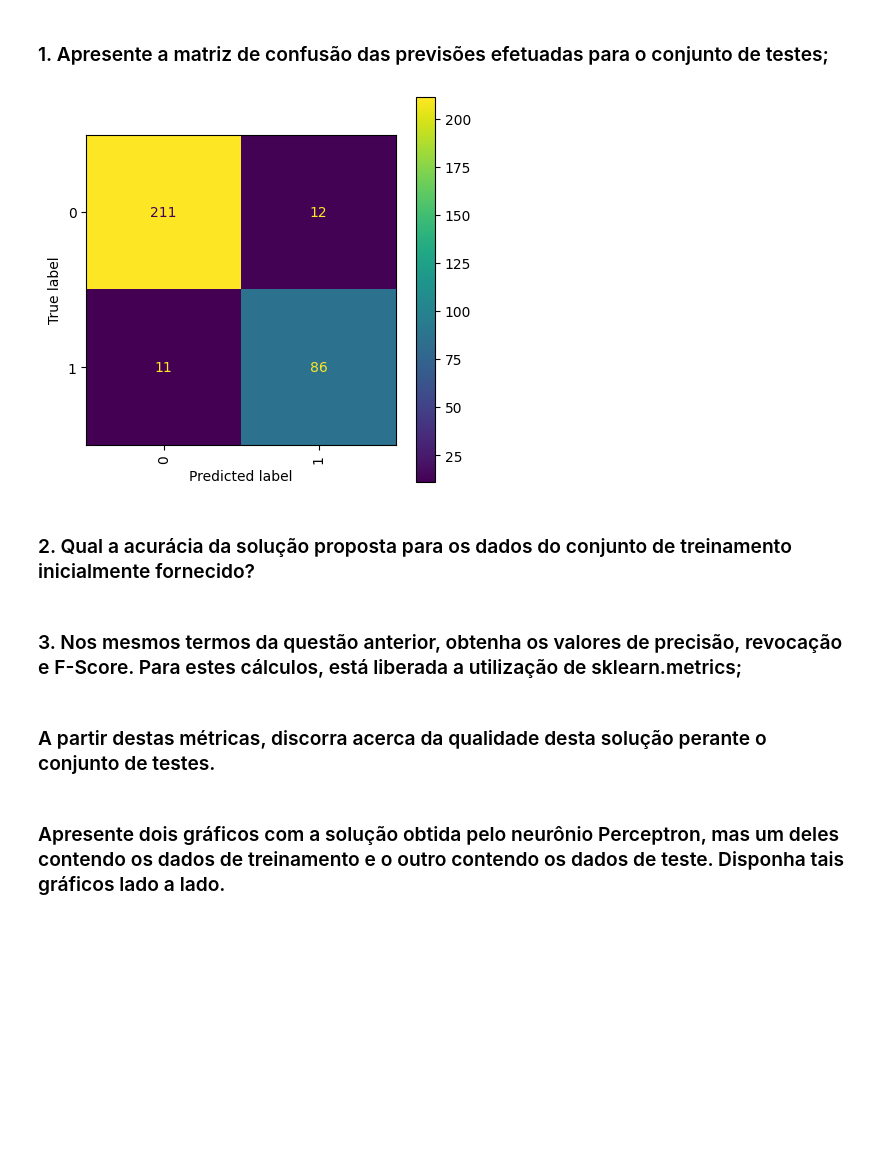
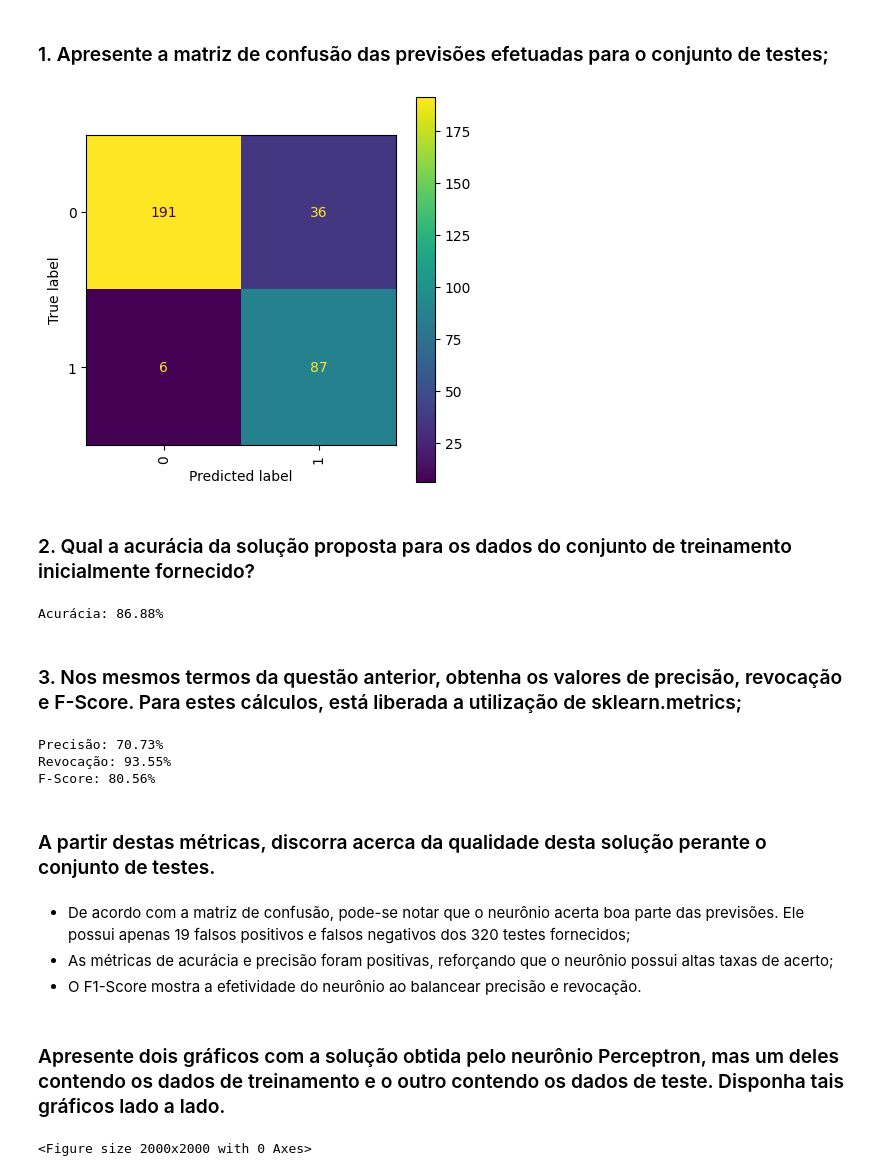
Before and after one commit to Glomyer/rna-2022.2-aa2.1, a Jupyter notebook: parte3.ipynb, the cells around one changed output. Saved outputs shown, nothing was run; the diff lists cells and outputs as text; code cells hidden in the pictures; blank space fills up the shorter version.

Commit message:
feat: finalizando parte 3

```diff
--- a/parte3.ipynb
+++ b/parte3.ipynb
@@ -39,9 +39,9 @@ plt.show()
 ### Em seguida, os exemplos devem ser aleatoriamente divididos em duas partições, uma delas contendo 60% dos exemplos (treinamento) e outra contendo 40% (teste).
 # %%
 import random
-random.shuffle(dfHoldout)
+random.shuffle(holdout)
 
-dfHoldout_size = len(dfHoldout)
+holdout_size = len(holdout)
 
-data_train = dfHoldout[:int(dfHoldout_size * 0.6)]
-data_test = dfHoldout[int(dfHoldout_size * 0.6):]
+data_train = holdout[:int(holdout_size * 0.6)]
+data_test = holdout[int(holdout_size * 0.6):]
@@ -60,3 +56,3 @@ len(data_test)
 # %%
-X_test = data_test[: , :2]
-y_test = data_test[:,2:]
+data_test_X = data_test[: , :2]
+data_test_y = data_test[:,2:]
@@ -65,3 +64,4 @@ y_test = data_test[:,2:]
 # %%
-weightsVector = teachPerceptronByEpoch(data_train, len(data_train), 100)
+neuron = Perceptron(data_train, len(data_train))
+weightsVector = neuron.teachPerceptronByEpoch(100)
 # %% [output]
@@ -85,17 +85,17 @@ vetor de pesos final:  [-0.24117641 -0.48676288 -0.76546   ]
 # %% [markdown]
 ### Efetue a previsão da saída deste neurônio para todos os exemplos do conjunto de teste, comparando-a com a saída desejada
 # %%
-inputVectorGroup = getInputVectorGroup(data_test, len(data_test))
-predictedOutputVector = getPredictedVector(inputVectorGroup, weightsVector)
+inputVectorGroup = neuron.getInputVectorGroup(data_test, len(data_test))
+y_pred = neuron.getPredictedVector(inputVectorGroup, weightsVector)
 # %% [markdown]
 ### 1. Apresente a matriz de confusão das previsões efetuadas para o conjunto de testes;
 # %%
-cm = confusion_matrix(y_test, predictedOutputVector)
+cm = confusion_matrix(data_test_y, y_pred)
 display = ConfusionMatrixDisplay(confusion_matrix=cm)
 fig, ax = plt.subplots(figsize=(5, 5))
 display.plot(ax=ax, xticks_rotation='vertical')
 plt.show()
 # %% [output]
-[figure, old version]
+[figure, new version]
 # %% [markdown]
 ### 2. Qual a acurácia da solução proposta para os dados do conjunto de treinamento inicialmente fornecido?
@@ -104,6 +102,52 @@ accuracy = round(accuracy_score(y_test, predictedOutputVector) * 100, 2)
+# %%
+print("Acurácia: {:.2f}%".format(accuracy_score(data_test_y, y_pred) * 100))
+# %% [output]
+Acurácia: 86.88%
 # %% [markdown]
 ### 3. Nos mesmos termos da questão anterior, obtenha os valores de precisão, revocação e F-Score. Para estes cálculos, está liberada a utilização de sklearn.metrics;
+# %%
+print("Precisão: {:.2f}%".format(precision_score(data_test_y, y_pred) * 100))
+print("Revocação: {:.2f}%".format(recall_score(data_test_y, y_pred) * 100))
+print("F-Score: {:.2f}%".format(f1_score(data_test_y, y_pred) * 100))
+# %% [output]
+Precisão: 70.73%
+Revocação: 93.55%
+F-Score: 80.56%
 # %% [markdown]
 ### A partir destas métricas, discorra acerca da qualidade desta solução perante o conjunto de testes.
+# %% [markdown]
+- De acordo com a matriz de confusão, pode-se notar que o neurônio acerta boa parte das previsões. Ele possui apenas 19 falsos positivos e falsos negativos dos 320 testes fornecidos;
+- As métricas de acurácia e precisão foram positivas, reforçando que o neurônio possui altas taxas de acerto;
+- O F1-Score mostra a efetividade do neurônio ao balancear precisão e revocação.
 # %% [markdown]
 ### Apresente dois gráficos com a solução obtida pelo neurônio Perceptron, mas um deles contendo os dados de treinamento e o outro contendo os dados de teste. Disponha tais gráficos lado a lado.
+# %%
+plt.figure(figsize=(20, 20))
+
+def plot(data, outputVector, weightsVector, number_graph, title):
+
+    data_array = neuron.getInputVectorGroup(data, len(data))
+    data_array = np.delete(data_array, 0, 1)
+
+    # Plot the vector
+    plt.subplot(1, 2, number_graph)
+    plt.grid(True)
+    plt.xlabel('x-axis')
+    plt.ylabel('y-axis')
+    plt.title(title)
+
+    for i, point in enumerate(data_array):
+      if(outputVector[i] == 1):
+          plt.scatter(point[0],point[1], s=10, color="red", marker="s")
+      if(outputVector[i] == 0):
+          plt.scatter(point[0],point[1], s=10, color="blue", marker="o")
+
+    x = np.arange(min(data_array[:,:1]),max(data_array[:,:1]), 0.1)
+    y = weightsVector[0]/weightsVector[2] - (weightsVector[1]/weightsVector[2] * x)
+
+    plt.axline((x[0],y[0]),
+              (x[1],y[1]),
+              color="black",
+              linewidth=1)
+# %% [output]
+<Figure size 2000x2000 with 0 Axes>
```
Also changed, not shown: parts of 14 cells of this notebook, 1 other file.
